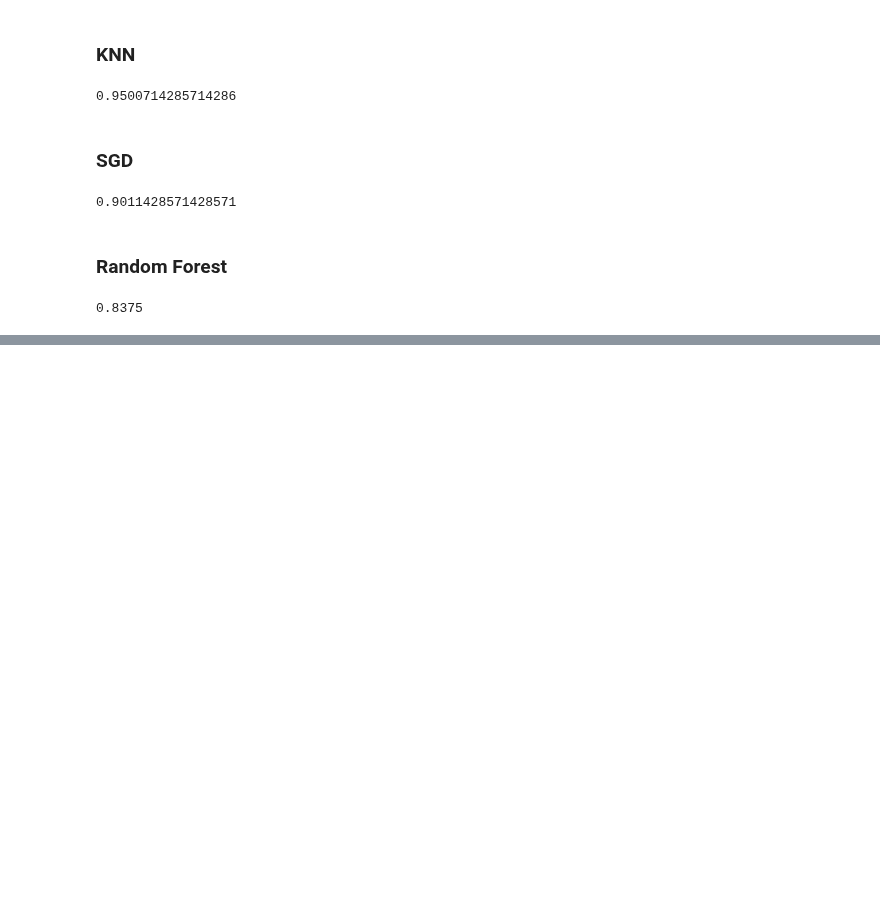
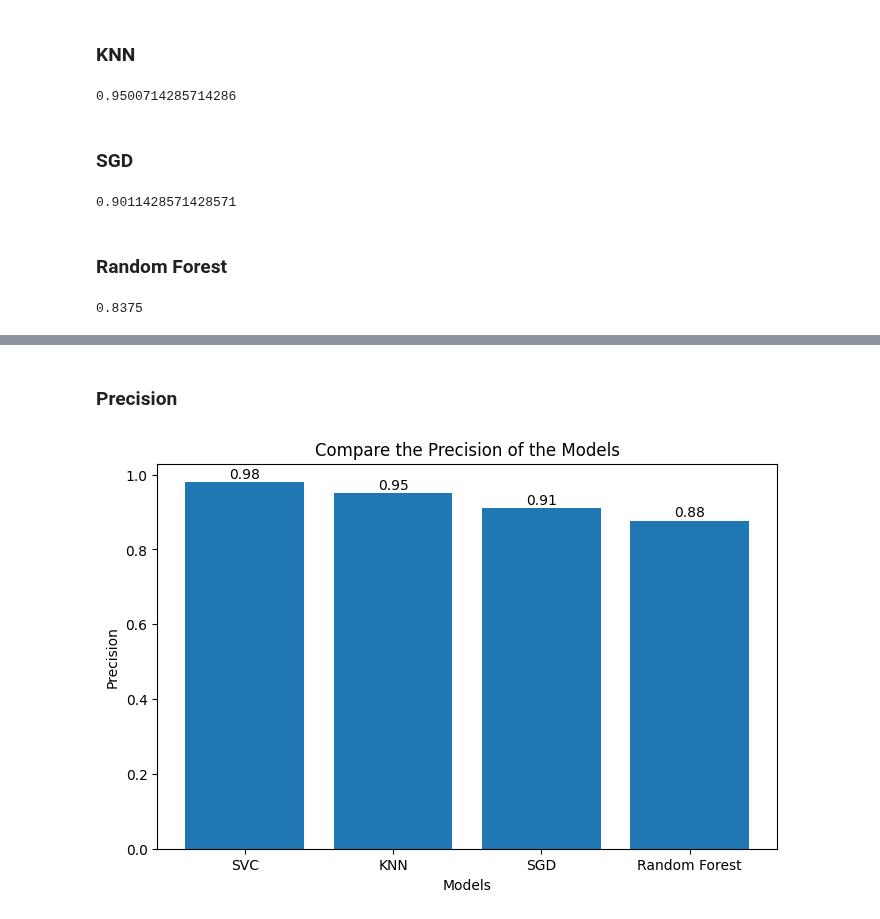
Before and after one commit to bademari/AI_ML_Lab, a Jupyter notebook: Lab 5.ipynb, the cells around one changed output, grey strips where cells are left out. Saved outputs shown, nothing was run; the diff lists cells and outputs as text; code cells hidden in the pictures; blank space fills up the shorter version.

```diff
--- a/Lab 5.ipynb
+++ b/Lab 5.ipynb
@@ -514,0 +539,20 @@ forest_accuracy
+# %% [markdown]
+### Precision
+# %%
+models = ['SVC', 'KNN', 'SGD', 'Random Forest']
+precisions = [svc_precision, knn_precision, sgd_precision, forest_precision]
+
+
+plt.figure(figsize=(8, 5))
+plt.bar(models, precisions)
+plt.xlabel('Models')
+plt.ylabel('Precision')
+plt.title('Compare the Precision of the Models')
+
+
+for i, v in enumerate(precisions):
+    plt.text(i, v + 0.01, f"{v:.2f}", ha='center')
+
+plt.show()
+# %% [output]
+[figure, added]
```
Also changed, not shown: parts of 10 cells of this notebook, 5 other files.
